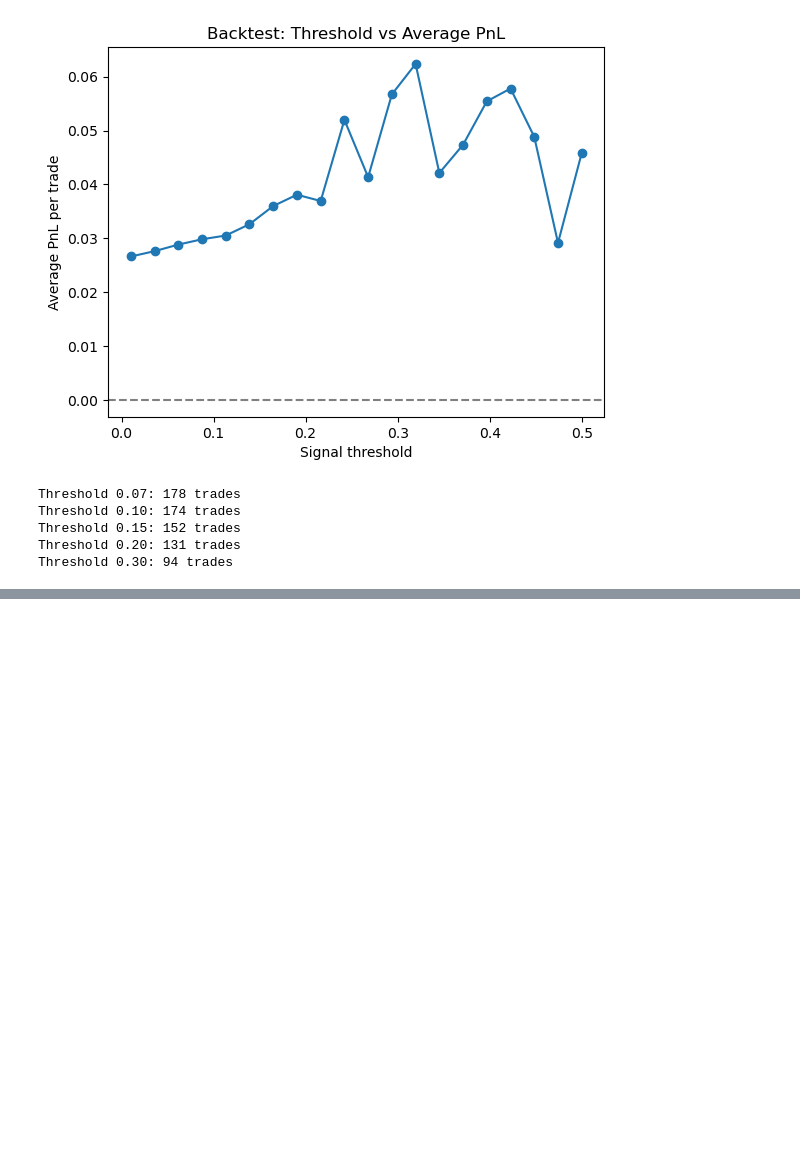
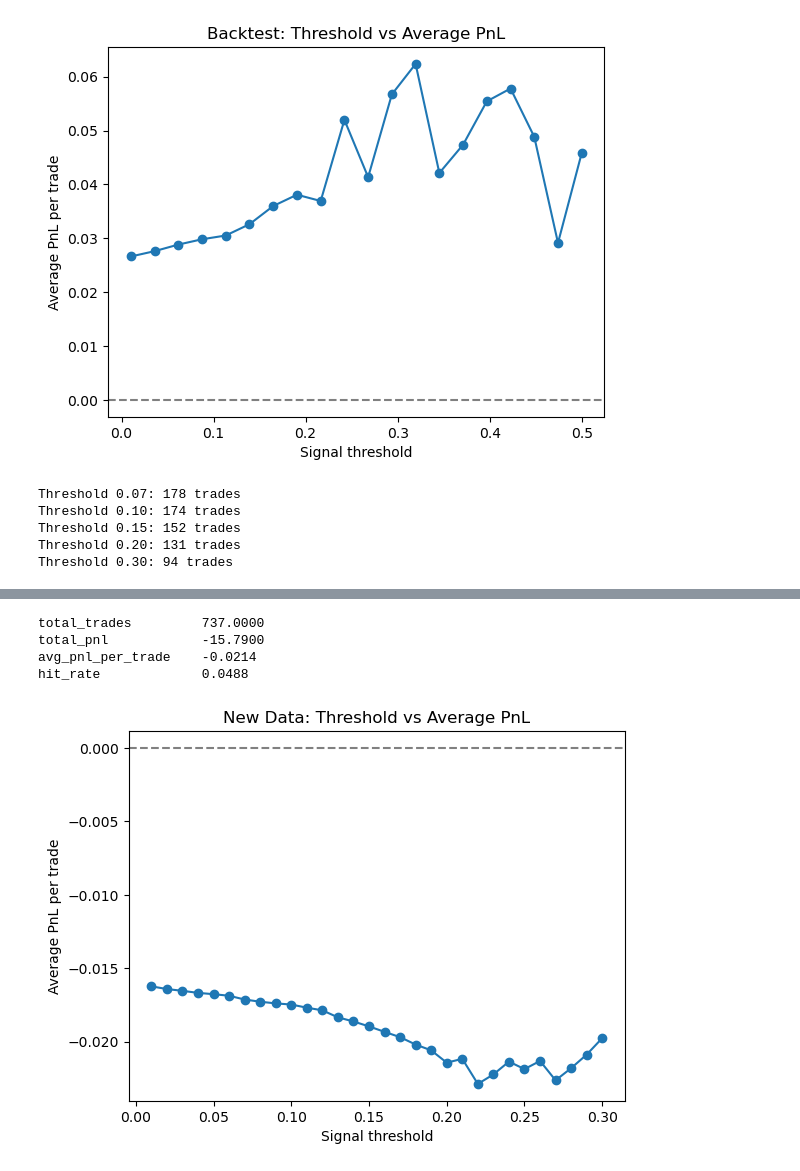
Before and after one commit to adamnhan/prediction-market-money-printer, a Jupyter notebook: notebooks/backtesting.ipynb, the cells around one changed output, grey strips where cells are left out. Saved outputs shown, nothing was run; the diff lists cells and outputs as text; code cells hidden in the pictures; blank space fills up the shorter version.

```diff
--- a/notebooks/backtesting.ipynb
+++ b/notebooks/backtesting.ipynb
@@ -379,0 +671,15 @@ Threshold 0.30: 94 trades
+# %%
+# Microstep: apply trading rule to new data
+
+THRESHOLD = 0.2  # same threshold that worked before
+
+def decide_trade(row):
+    if row["signal_diff"] > THRESHOLD:
+        return "LONG_YES"
+    elif row["signal_diff"] < -THRESHOLD:
+        return "LONG_NO"
+    else:
+        return "NO_TRADE"
+
+crypto_new["position"] = crypto_new.apply(decide_trade, axis=1)
+crypto_new["position"].value_counts()
@@ -379,0 +727,59 @@ Threshold 0.30: 94 trades
+# %%
+# Microstep: summarize backtest performance on new data
+
+summary_new = {
+    "total_trades": (crypto_new["position"] != "NO_TRADE").sum(),
+    "total_pnl": crypto_new["pnl_1_contract"].sum(),
+    "avg_pnl_per_trade": crypto_new.loc[crypto_new["position"] != "NO_TRADE", "pnl_1_contract"].mean(),
+    "hit_rate": (
+        crypto_new.loc[crypto_new["pnl_1_contract"] > 0, "pnl_1_contract"].count()
+        / (crypto_new["position"] != "NO_TRADE").sum()
+    ),
+}
+
+for k, v in summary_new.items():
+    print(f"{k:20s} {v:.4f}")
+# %% [output]
+total_trades         737.0000
+total_pnl            -15.7900
+avg_pnl_per_trade    -0.0214
+hit_rate             0.0488
+# %%
+# Microstep: plot PnL vs threshold for the new dataset
+
+import numpy as np
+import pandas as pd
+import matplotlib.pyplot as plt
+
+thresholds = np.linspace(0.01, 0.30, 30)
+results_new = []
+
+for t in thresholds:
+    # Decide position based on threshold
+    pos = np.select(
+        [crypto_new["signal_diff"] > t, crypto_new["signal_diff"] < -t],
+        ["LONG_YES", "LONG_NO"],
+        default="NO_TRADE"
+    )
+
+    # Compute pnl for these positions
+    pnl = crypto_new.copy()
+    pnl["position_tmp"] = pos
+    pnl["pnl_tmp"] = pnl.apply(compute_pnl, axis=1)
+
+    results_new.append({
+        "threshold": t,
+        "total_pnl": pnl["pnl_tmp"].sum(),
+        "avg_pnl": pnl.loc[pnl["position_tmp"] != "NO_TRADE", "pnl_tmp"].mean()
+    })
+
+df_results_new = pd.DataFrame(results_new)
+
+plt.plot(df_results_new["threshold"], df_results_new["avg_pnl"], marker="o")
+plt.axhline(0, color="gray", linestyle="--")
+plt.xlabel("Signal threshold")
+plt.ylabel("Average PnL per trade")
+plt.title("New Data: Threshold vs Average PnL")
+plt.show()
+# %% [output]
+[figure, added]
```
Also changed, not shown: parts of 16 cells of this notebook, 4 other files.
